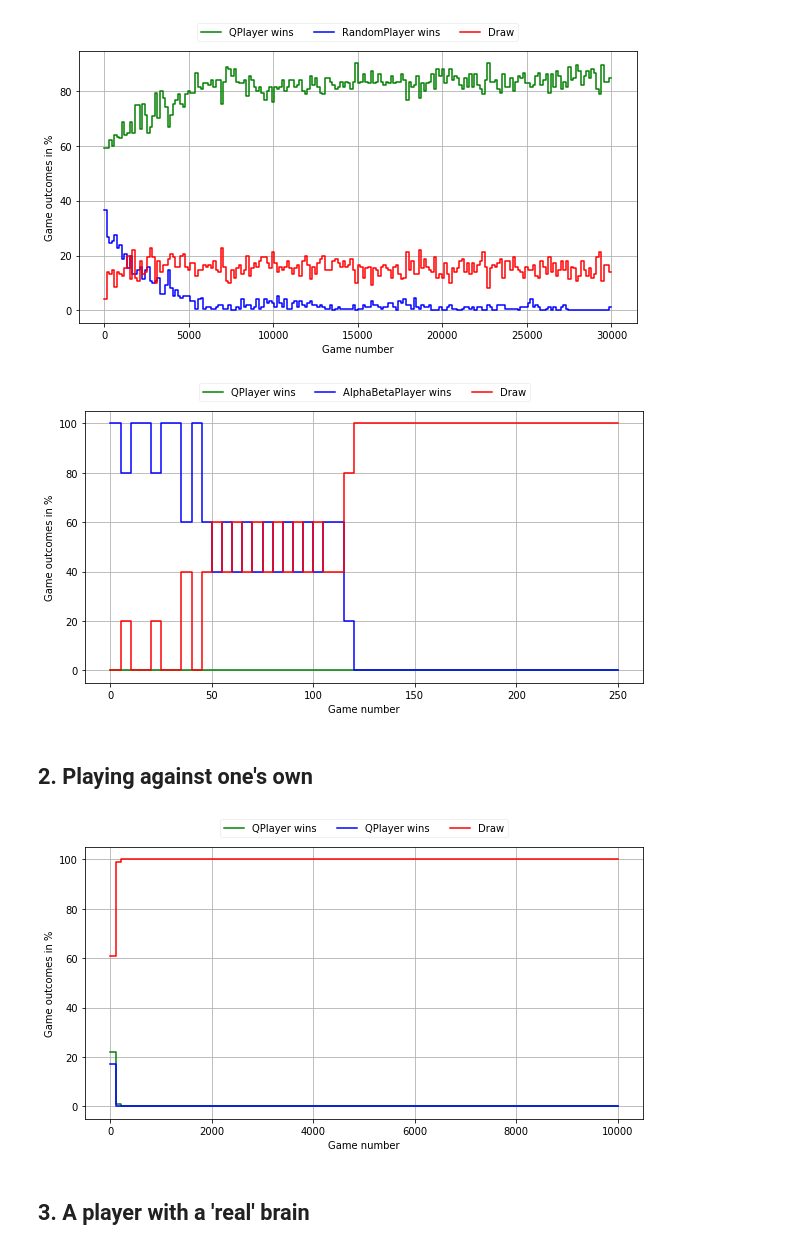
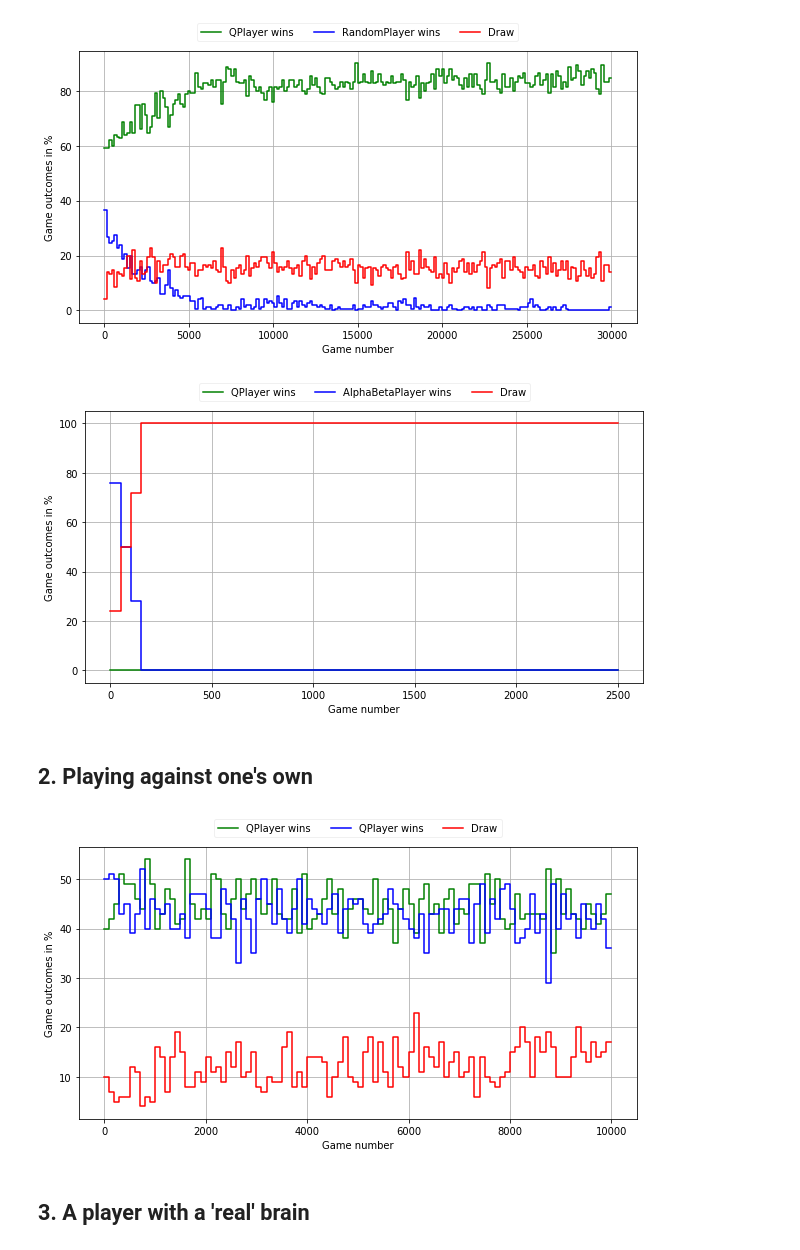
Before and after one commit to simonaertssen/TicTacToe-Reinforcement-Learning, a Jupyter notebook: TrainPlayers.ipynb, the cells around one changed output. Drawn from its saved outputs; the diff is of its cells as text; code cells hidden in the pictures.

Commit message:
added all players

```diff
--- a/TrainPlayers.ipynb
+++ b/TrainPlayers.ipynb
@@ -47,19 +47,19 @@ train(QPlayer1, RandomPlayer(), rounds=200, battles=150)
 QPlayer2 = QPlayer(lr=0.7, lrdecay=1.0, exploration=0.3, explorationdecay=0.95)
 QPlayer2.rewards = {"WINNER": 1.0, "LOSER":-1.0, "MADEDRAW":0.8, "CHOSEDRAW":0.5}
 
-train(QPlayer2, AlphaBetaPlayer(), rounds=50, battles=5)
+train(QPlayer2, AlphaBetaPlayer(), rounds=50, battles=50)
 QPlayer2.savePolicy()
 # %% [output]
-[figure, old version]
+[figure, new version]
 # %% [markdown]
 ## 2. Playing against one's own
 # %%
-QPlayer3 = QPlayer(lr=0.3, lrdecay=1.0, exploration=0.3, explorationdecay=0.95)
-QPlayer4 = QPlayer(lr=0.3, lrdecay=1.0, exploration=0.3, explorationdecay=0.95)
+QPlayer3 = QPlayer(lr=0.9, lrdecay=0.9, exploration=0.1, explorationdecay=1.0)
+QPlayer4 = QPlayer(lr=0.9, lrdecay=0.9, exploration=0.1, explorationdecay=1.0)
 
 train(QPlayer3, QPlayer4, rounds=100, battles=100)
 # %% [output]
-[figure, old version]
+[figure, new version]
 # %% [markdown]
 ## 3. A player with a 'real' brain
 # %%
```
Also changed, not shown: parts of 4 cells of this notebook, 4 other files.
